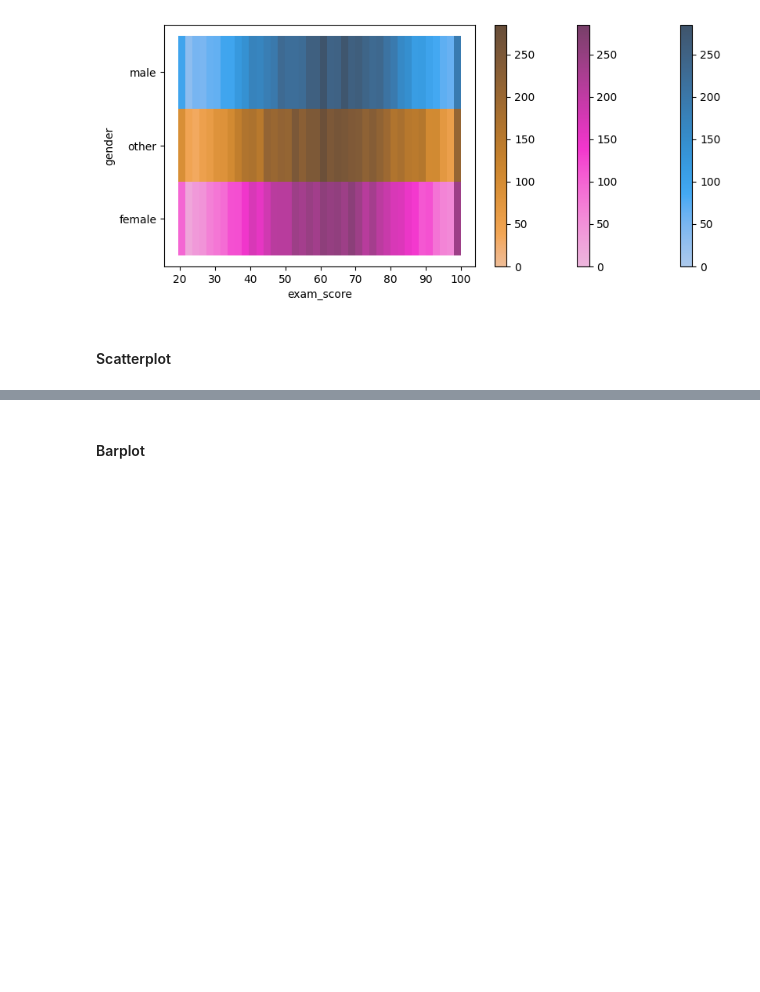
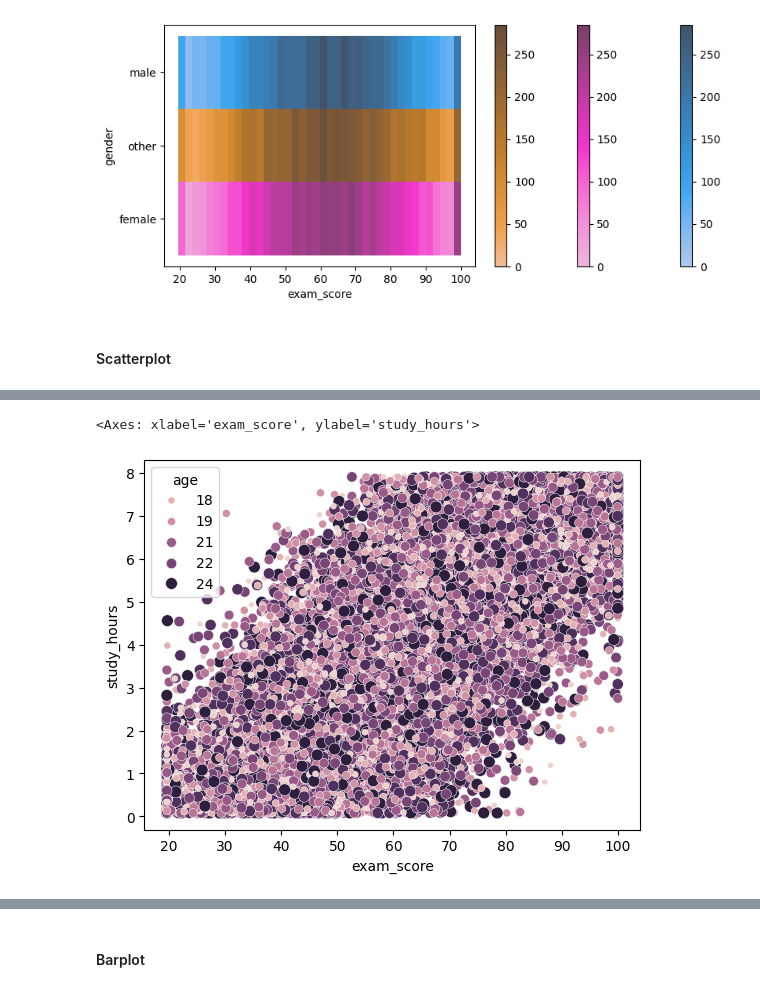
Before and after one commit to javokhircoding/ExamScorePrediction, a Jupyter notebook: src/main.ipynb, the cells around one changed output, grey strips where cells are left out. Saved outputs shown, nothing was run; the diff lists cells and outputs as text; code cells hidden in the pictures; blank space fills up the shorter version.

```diff
--- a/src/main.ipynb
+++ b/src/main.ipynb
@@ -291,0 +327,11 @@ sns.histplot(data=df_raw,
+# %%
+sns.scatterplot(
+    data=df_raw,
+    x="exam_score",
+    y="study_hours",
+    hue="age",
+    size="age",
+)
+# %% [output]
+<Axes: xlabel='exam_score', ylabel='study_hours'>
+[figure, added]
```
Also changed, not shown: parts of 11 cells of this notebook.
